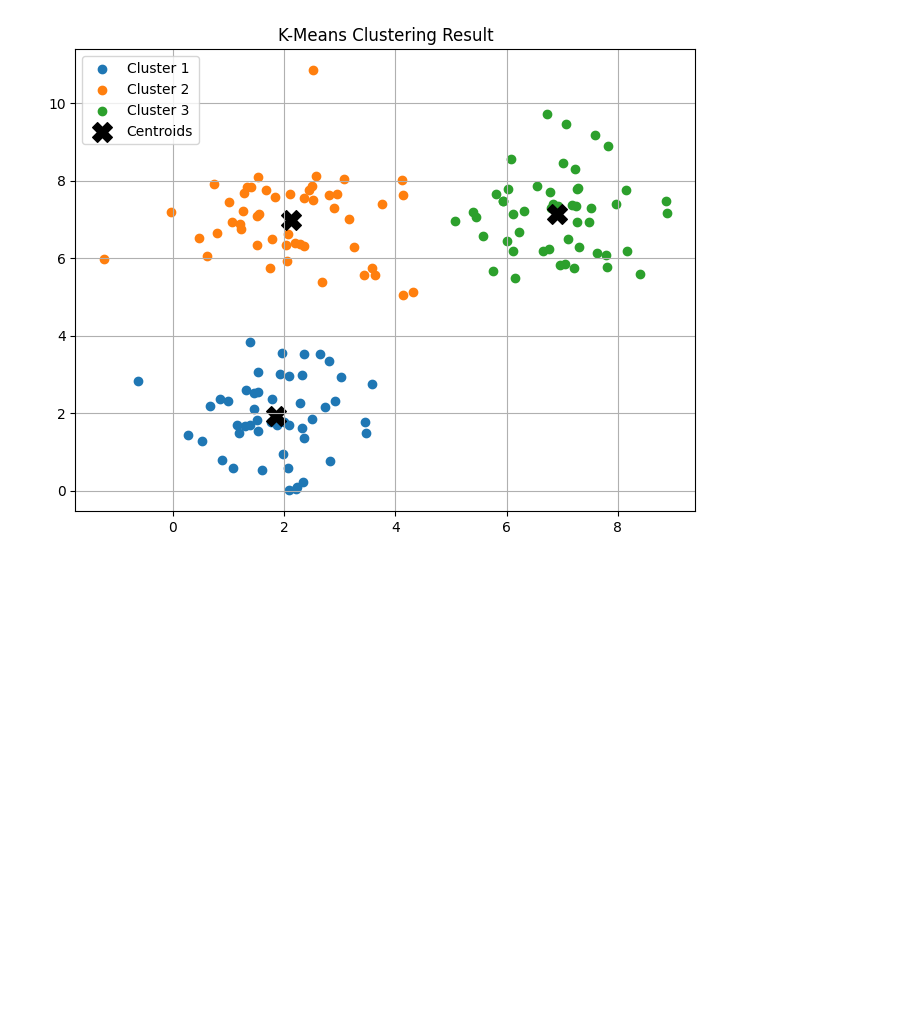
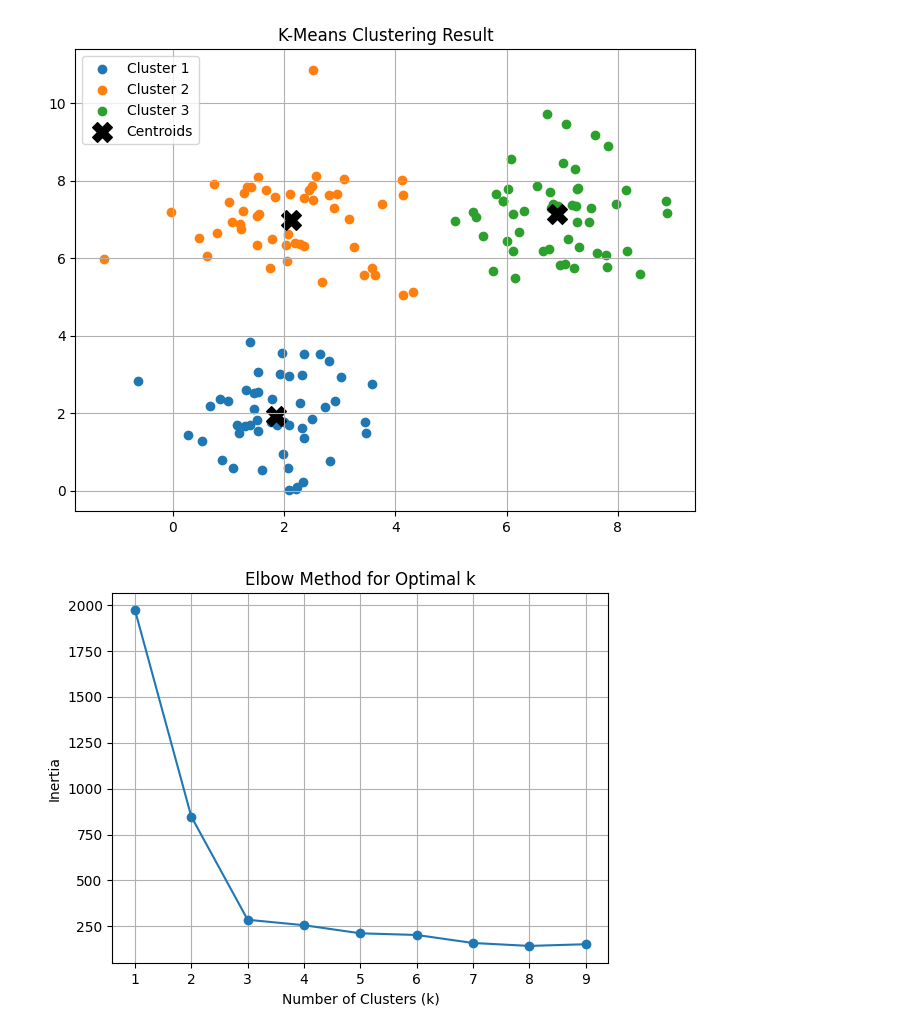
Before and after one commit to SatvikPraveen/NumPyMasterPro, a Jupyter notebook: notebooks/10_kmeans_from_scratch.ipynb, the cells around one changed output. Drawn from its saved outputs; the diff is of its cells as text; code cells hidden in the pictures; blank space fills up the shorter version.

```diff
--- a/notebooks/10_kmeans_from_scratch.ipynb
+++ b/notebooks/10_kmeans_from_scratch.ipynb
@@ -46,3 +46,15 @@ plt.grid(True)
 plt.show()
 # %% [output]
 [figure]
+# %%
+k_range = range(1, 10)
+inertias = compute_inertia(X, k_range)
+
+plt.plot(k_range, inertias, marker='o')
+plt.xlabel("Number of Clusters (k)")
+plt.ylabel("Inertia")
+plt.title("Elbow Method for Optimal k")
+plt.grid(True)
+plt.show()
+# %% [output]
+[figure, added]
```
Also changed, not shown: parts of 1 cell of this notebook, 2 other files.
